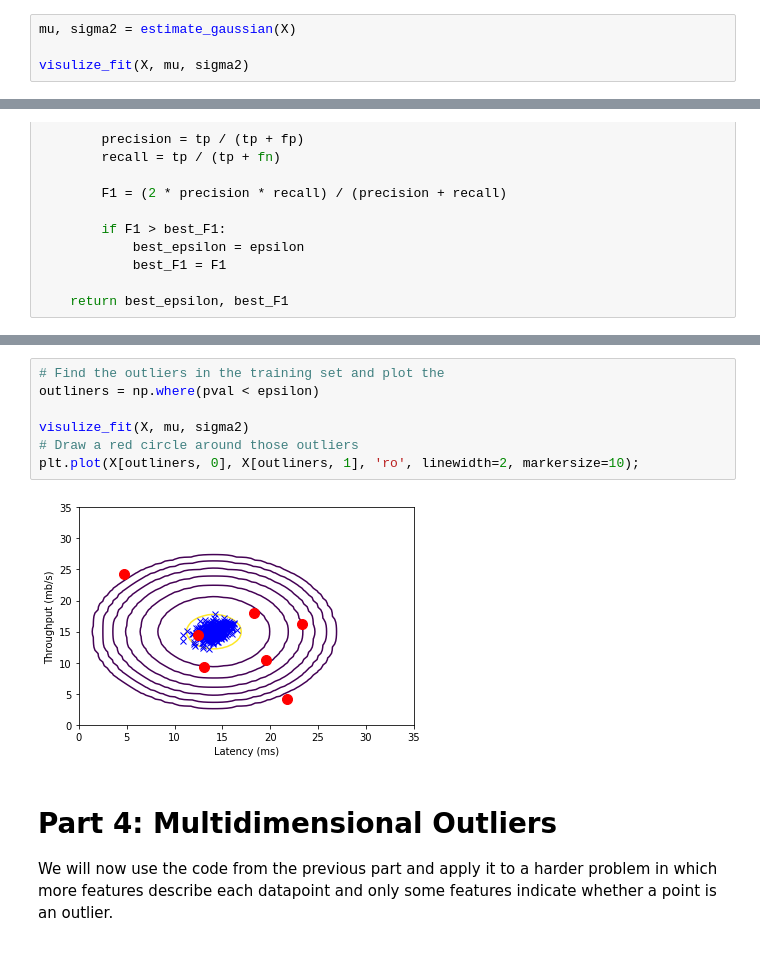
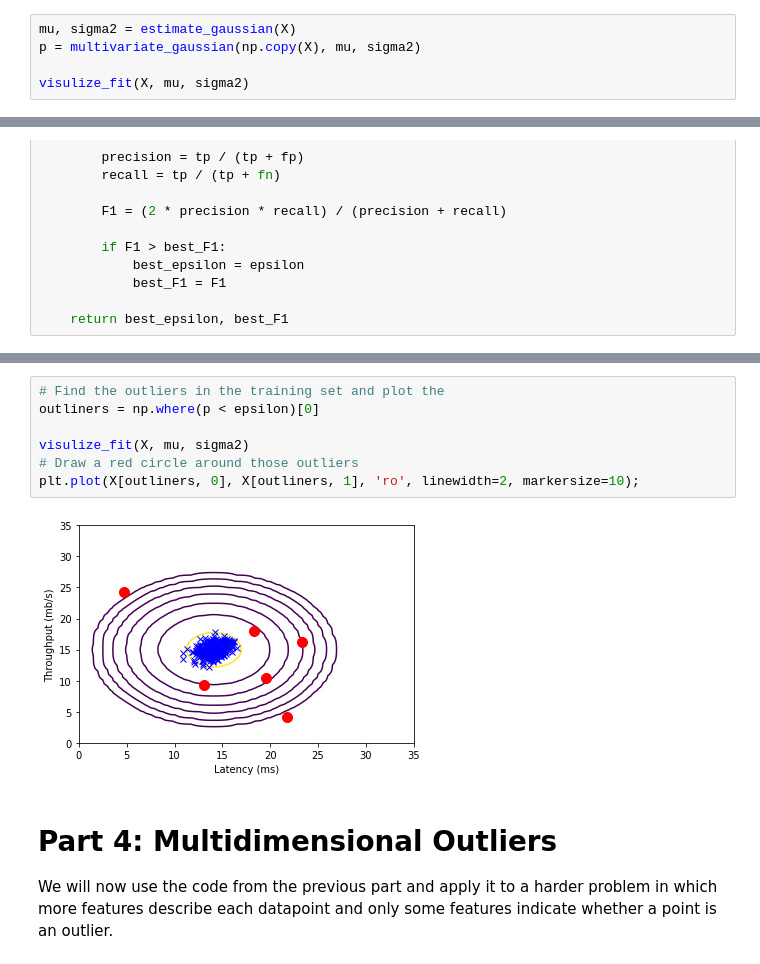
Before and after one commit to davidshen84/machine-learning, a Jupyter notebook: coursera/ex8/ex8.ipynb, the cells around one changed output, grey strips where cells are left out. Saved outputs shown, nothing was run; the diff lists cells and outputs as text.

```diff
--- a/coursera/ex8/ex8.ipynb
+++ b/coursera/ex8/ex8.ipynb
@@ -74,5 +73,6 @@ def visulize_fit(X, mu, sigma2):
 # %%
 mu, sigma2 = estimate_gaussian(X)
+p = multivariate_gaussian(np.copy(X), mu, sigma2)
 
 visulize_fit(X, mu, sigma2)
 # %% [output]
@@ -121,13 +121,13 @@ Best F1 on Cross Validation Set: 0.8750000000000001
 (you should see a value epsilon of about 8.99e-05)
 # %%
 # Find the outliers in the training set and plot the
-outliners = np.where(pval < epsilon)
+outliners = np.where(p < epsilon)[0]
 
 visulize_fit(X, mu, sigma2)
 # Draw a red circle around those outliers
 plt.plot(X[outliners, 0], X[outliners, 1], 'ro', linewidth=2, markersize=10);
 # %% [output]
-[figure, old version]
+[figure, new version]
 # %% [markdown]
 # Part 4: Multidimensional Outliers
 
```
Also changed, not shown: parts of 6 cells of this notebook, 1 other file.
